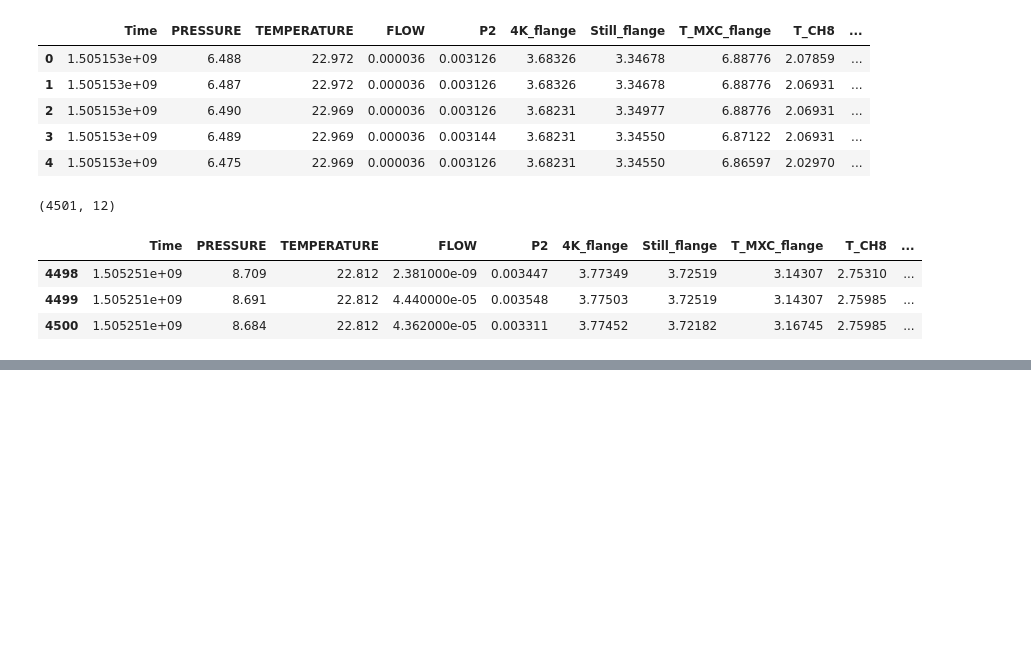
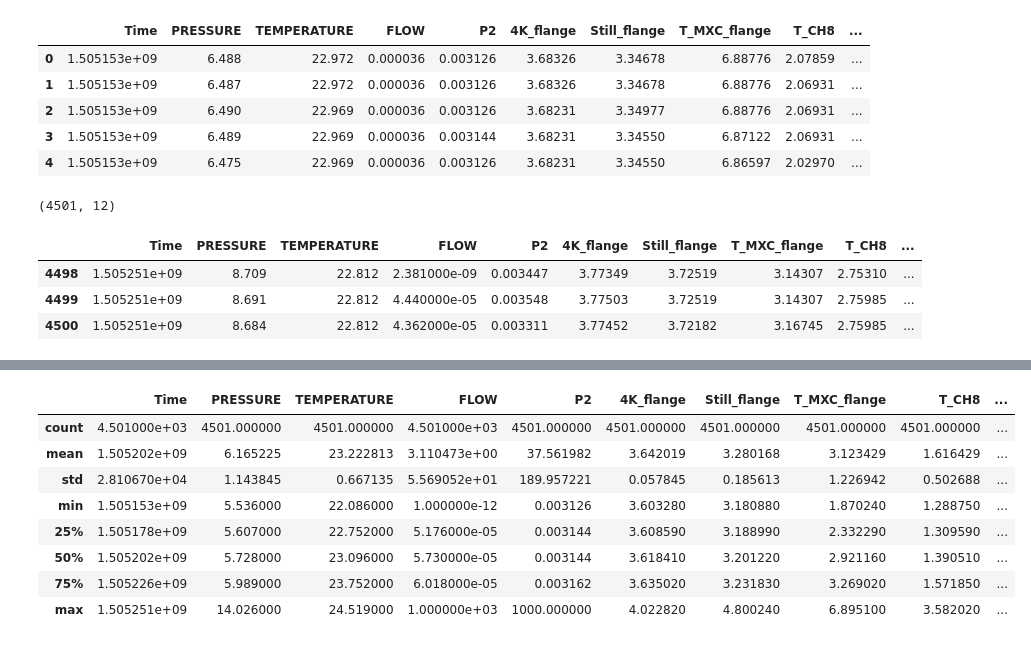
Before and after one commit to mkcor/exp-testing, a Jupyter notebook: demo.ipynb, the cells around one changed output, grey strips where cells are left out. Saved outputs shown, nothing was run; the diff lists cells and outputs as text; code cells hidden in the pictures; blank space fills up the shorter version.

```diff
--- a/demo.ipynb
+++ b/demo.ipynb
@@ -48,0 +53,12 @@ df.index = df['Time']
+# %%
+df.describe()
+# %% [output]
+|  | Time | PRESSURE | TEMPERATURE | FLOW | P2 | 4K_flange | Still_flange | T_MXC_flange | T_CH8 | ... |
+| count | 4.501000e+03 | 4501.000000 | 4501.000000 | 4.501000e+03 | 4501.000000 | 4501.000000 | 4501.000000 | 4501.000000 | 4501.000000 | ... |
+| mean | 1.505202e+09 | 6.165225 | 23.222813 | 3.110473e+00 | 37.561982 | 3.642019 | 3.280168 | 3.123429 | 1.616429 | ... |
+| std | 2.810670e+04 | 1.143845 | 0.667135 | 5.569052e+01 | 189.957221 | 0.057845 | 0.185613 | 1.226942 | 0.502688 | ... |
+| min | 1.505153e+09 | 5.536000 | 22.086000 | 1.000000e-12 | 0.003126 | 3.603280 | 3.180880 | 1.870240 | 1.288750 | ... |
+| 25% | 1.505178e+09 | 5.607000 | 22.752000 | 5.176000e-05 | 0.003144 | 3.608590 | 3.188990 | 2.332290 | 1.309590 | ... |
+| 50% | 1.505202e+09 | 5.728000 | 23.096000 | 5.730000e-05 | 0.003144 | 3.618410 | 3.201220 | 2.921160 | 1.390510 | ... |
+| 75% | 1.505226e+09 | 5.989000 | 23.752000 | 6.018000e-05 | 0.003162 | 3.635020 | 3.231830 | 3.269020 | 1.571850 | ... |
+| max | 1.505251e+09 | 14.026000 | 24.519000 | 1.000000e+03 | 1000.000000 | 4.022820 | 4.800240 | 6.895100 | 3.582020 | ... |
```
Also changed, not shown: parts of 18 cells of this notebook.
